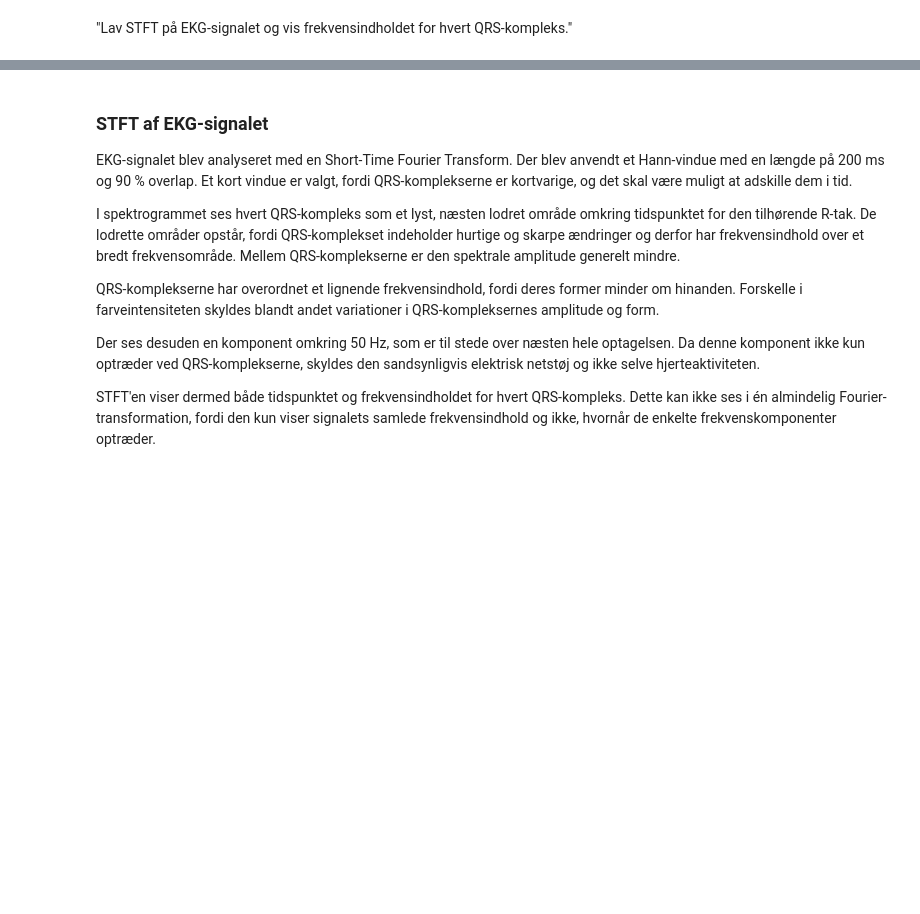
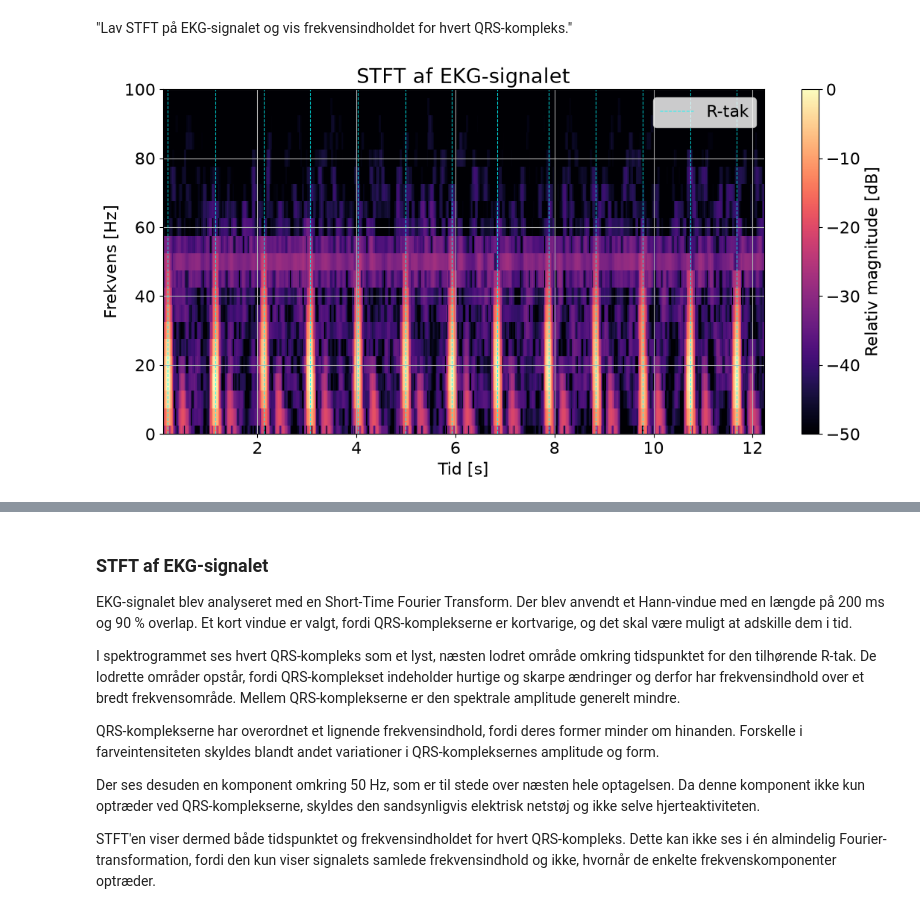
Before and after one commit to Lucuz47/DSB, a Jupyter notebook: Miniprojekt_B.ipynb, the cells around one changed output, grey strips where cells are left out. Saved outputs shown, nothing was run; the diff lists cells and outputs as text; code cells hidden in the pictures; blank space fills up the shorter version.

```diff
--- a/Miniprojekt_B.ipynb
+++ b/Miniprojekt_B.ipynb
@@ -656,7 +656,7 @@ ecg_centered = ecg - np.mean(ecg)
 # STFT-parametre
 window_length = int(0.2 * fs_ecg)     # 200 ms
 overlap = int(0.9 * window_length)    # 90 % overlap
-N_fft = 2048 # 24650
+N_fft = window_length # 2048 # 24650 # Zero padding?
 
 f_stft, t_stft, Z_stft = signal.stft(
     ecg_centered,
@@ -688,33 +688,35 @@ image = ax.pcolormesh(
     shading="auto",
     cmap="magma",
     vmin=-50,
     vmax=0
 )
 
 # Markér tidspunktet for hver R-tak
 for i, r_time in enumerate(r_times):
     ax.axvline(
         r_time,
         color="cyan",
         linestyle="--",
         linewidth=0.8,
         alpha=0.8,
         label="R-tak" if i == 0 else None
     )
 
 ax.set_xlabel("Tid [s]")
 ax.set_ylabel("Frekvens [Hz]")
 ax.set_title("STFT af EKG-signalet")
 ax.set_ylim(0, 100)
 ax.legend()
 
 fig.colorbar(
     image,
     ax=ax,
     label="Relativ magnitude [dB]"
 )
 
 plt.show()
+# %% [output]
+[figure, added]
 # %%
 # Find STFT-vinduet nærmest hver R-tak
 qrs_columns = np.array([
```
Also changed, not shown: parts of 2 cells of this notebook.
